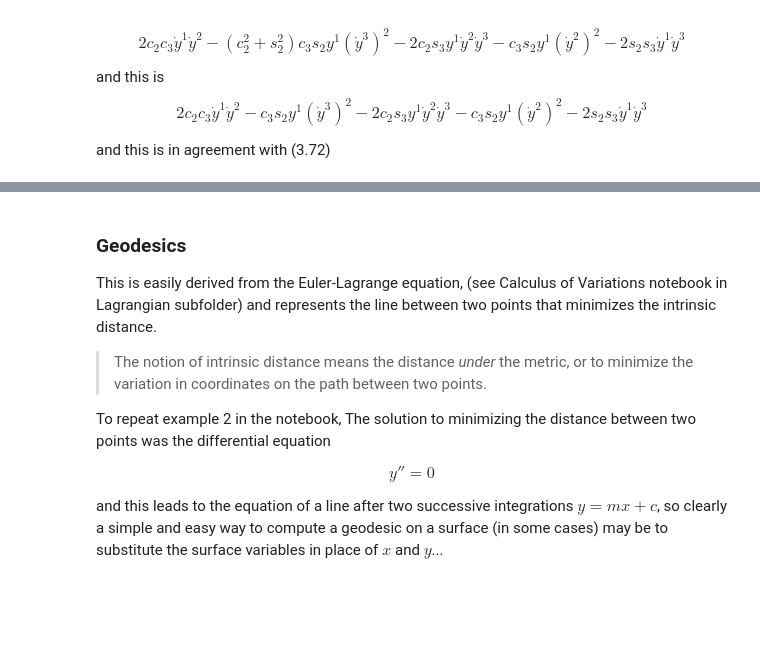
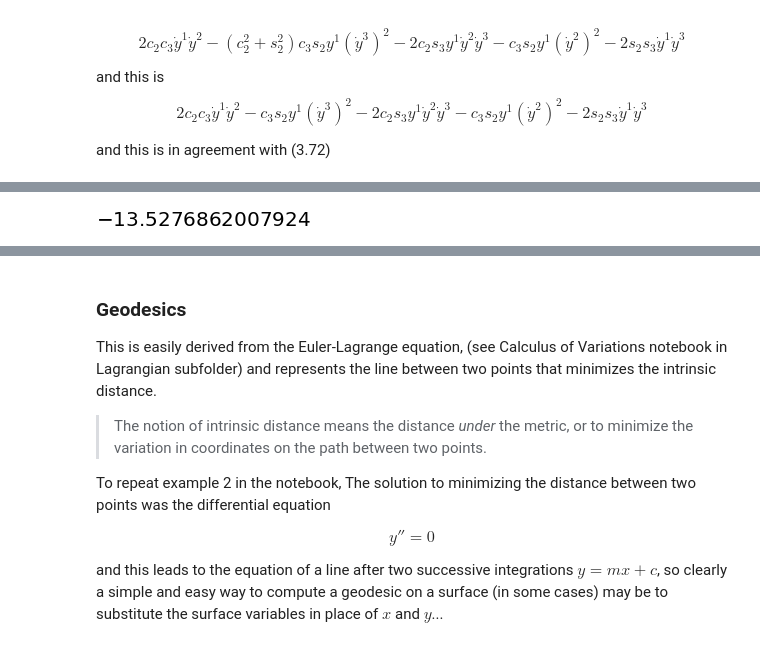
Before and after one commit to coderofgames/Python-Math, a Jupyter notebook: Vectors/Tensors.ipynb, the cells around one changed output, grey strips where cells are left out. Drawn from its saved outputs; the diff is of its cells as text; code cells hidden in the pictures; blank space fills up the shorter version.

```diff
--- a/Vectors/Tensors.ipynb
+++ b/Vectors/Tensors.ipynb
@@ -1749,0 +1754,4 @@ I was expecting them to be different, but they look similar before they are tran
+# %%
+N(a_c_1)
+# %% [output]
+[figure, added]
```
Also changed, not shown: parts of 12 cells of this notebook.
